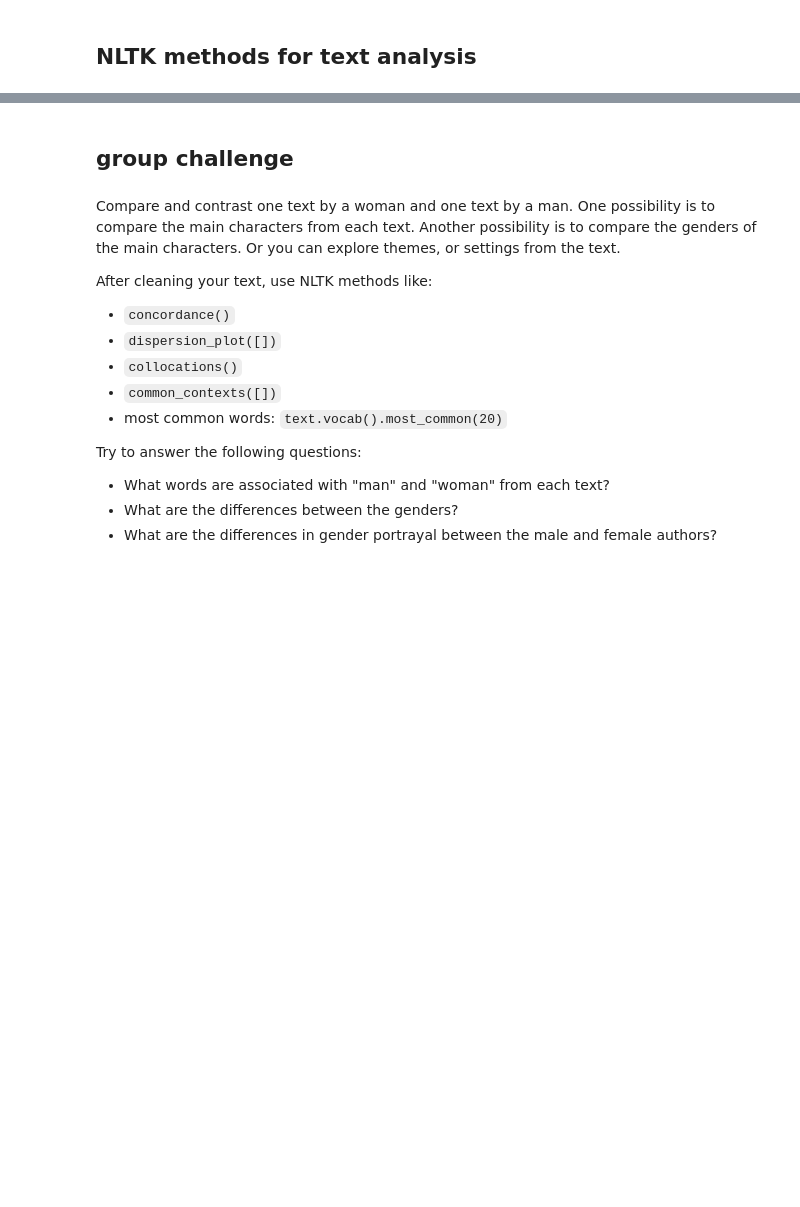
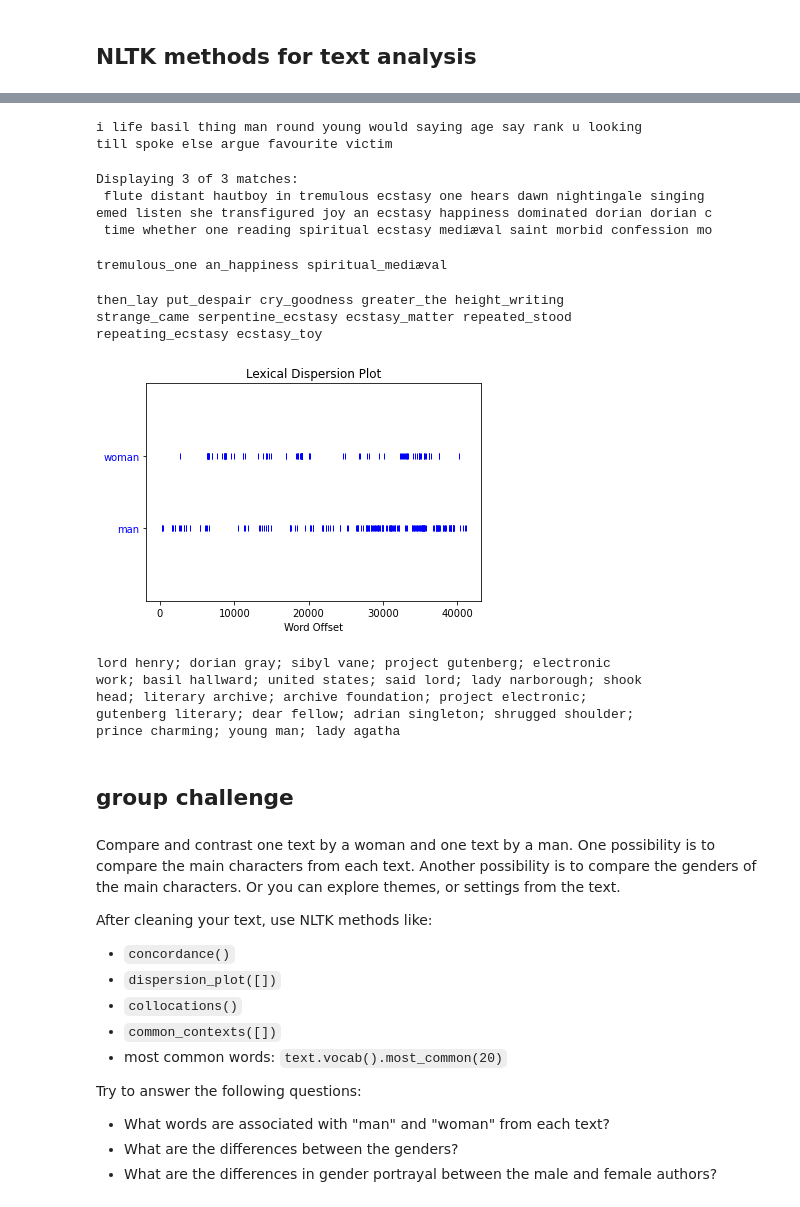
Before and after one commit to gofilipa/fds-spring-23, a Jupyter notebook: nltk-gender.ipynb, the cells around one changed output, grey strips where cells are left out. Cells and saved outputs as stored; diff of their text form; code cells hidden in the pictures; blank space fills up the shorter version.

```diff
--- a/nltk-gender.ipynb
+++ b/nltk-gender.ipynb
@@ -59,2 +56,4 @@ print(frank)
+# %%
+dor = clean(dorian_gray)
 # %% [markdown]
 ## NLTK methods for text analysis
@@ -99,5 +121,5 @@ print(drac)
 # %%
-drac = nltk.Text(drac)
+dorian = nltk.Text(dor)
 
-drac.vocab().most_common(20)
+dorian.vocab().most_common(20)
 # %% [output]
@@ -146,3 +205,37 @@ orlando.common_contexts(["woman"])
+# %%
+dorian.similar('woman')
+# %% [output]
+i life basil thing man round young would saying age say rank u looking
+till spoke else argue favourite victim
+# %%
+dorian.concordance('ecstasy')
+# %% [output]
+Displaying 3 of 3 matches:
+ flute distant hautboy in tremulous ecstasy one hears dawn nightingale singing
+emed listen she transfigured joy an ecstasy happiness dominated dorian dorian c
+ time whether one reading spiritual ecstasy mediæval saint morbid confession mo
+# %%
+dorian.common_contexts(['ecstasy'])
+# %% [output]
+tremulous_one an_happiness spiritual_mediæval
+# %%
+orlando.common_contexts(['ecstasy'])
+# %% [output]
+then_lay put_despair cry_goodness greater_the height_writing
+strange_came serpentine_ecstasy ecstasy_matter repeated_stood
+repeating_ecstasy ecstasy_toy
+# %%
+dorian.dispersion_plot(['woman', 'man'])
+# %% [output]
+[figure, added]
+# %%
+dorian.collocations()
+# %% [output]
+lord henry; dorian gray; sibyl vane; project gutenberg; electronic
+work; basil hallward; united states; said lord; lady narborough; shook
+head; literary archive; archive foundation; project electronic;
+gutenberg literary; dear fellow; adrian singleton; shrugged shoulder;
+prince charming; young man; lady agatha
 # %% [markdown]
 ## group challenge
 # %% [markdown]
```
Also changed, not shown: parts of 28 cells of this notebook, 19 other files.
